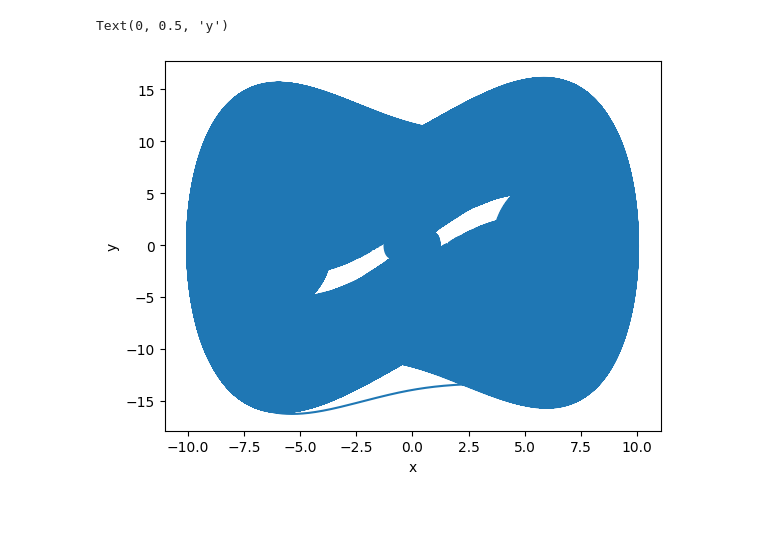
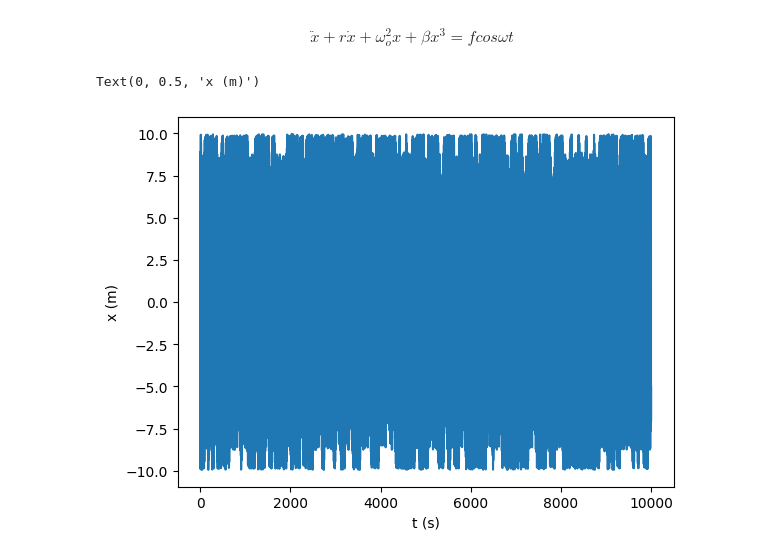
Before and after one commit to mickpires/Duffing-oscilator, a Jupyter notebook: duffing.ipynb, the cells around one changed output. Cells and saved outputs as stored; diff of their text form; code cells hidden in the pictures; blank space fills up the shorter version.

```diff
--- a/duffing.ipynb
+++ b/duffing.ipynb
@@ -2,5 +2,7 @@
 import numpy as np
 from scipy.integrate import solve_ivp
 import matplotlib.pyplot as plt
+# %% [markdown]
+$$ \ddot{x} + r\dot{x} + \omega _o^2 x + \beta x^3 = f cos \omega t $$
 # %%
 def edo(t,y):
@@ -26,13 +28,15 @@ sol = solve_ivp(edo,t_span=[t0,tfinal],y0=condições_iniciais,t_eval=ts)
 
 x = sol.y[1]
 v = sol.y[0]
-# %%
-plt.scatter(x,v)
-plt.xlabel('x')
-plt.ylabel('y')
-# %% [output]
-Text(0, 0.5, 'y')
-[figure, removed]
+# %%
+# estado de fase
+
+plt.plot(ts,x)
+plt.xlabel('t (s)')
+plt.ylabel('x (m)')
+# %% [output]
+Text(0, 0.5, 'x (m)')
+[figure, added]
 # %%
 #Poincaré
 
```
Also changed, not shown: parts of 4 cells of this notebook.
